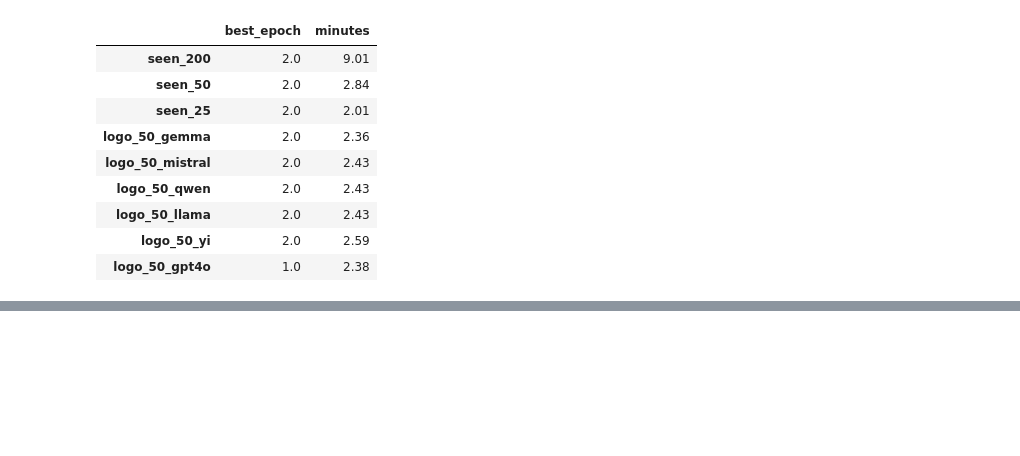
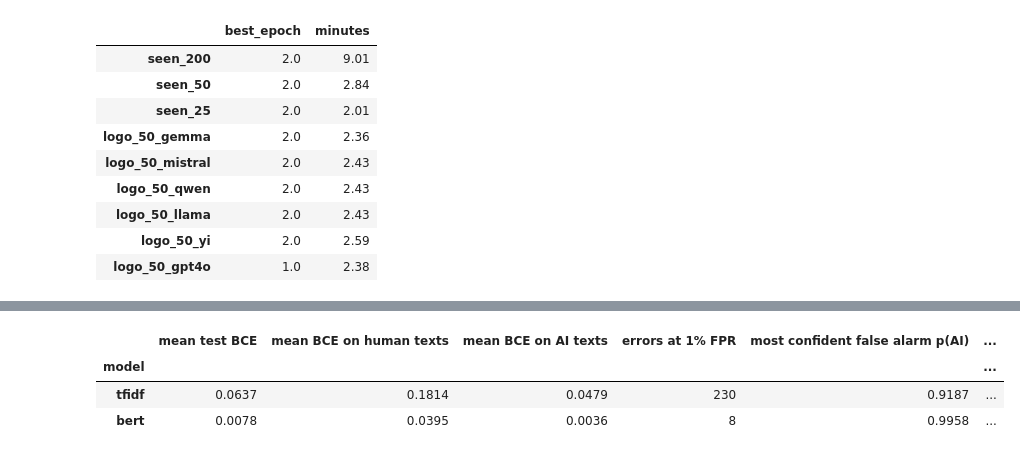
Before and after one commit to brucenguyen0302-code/ai-text-detection, a Jupyter notebook: main.ipynb, the cells around one changed output, grey strips where cells are left out. Saved outputs shown, nothing was run; the diff lists cells and outputs as text; code cells hidden in the pictures; blank space fills up the shorter version.

```diff
--- a/main.ipynb
+++ b/main.ipynb
@@ -2058,0 +2158,20 @@ pd.DataFrame({k: {"best_epoch": v["best_epoch"], "minutes": v["minutes_total"]}
+# %%
+rows = []
+for model, frame in seen.items():
+    y, z = frame["label"].to_numpy(), frame["score"].to_numpy()
+    p = 1 / (1 + np.exp(-z))
+    bce = -(y * np.log(np.clip(p, 1e-12, 1)) + (1 - y) * np.log(np.clip(1 - p, 1e-12, 1)))
+    conf_wrong = frame[(frame["error"] != "correct")].assign(p=p[frame["error"].to_numpy() != "correct"])
+    rows.append({"model": model,
+                 "mean test BCE": bce.mean(),
+                 "mean BCE on human texts": bce[y == 0].mean(),
+                 "mean BCE on AI texts": bce[y == 1].mean(),
+                 "errors at 1% FPR": int((frame["error"] != "correct").sum()),
+                 "most confident false alarm p(AI)": conf_wrong[conf_wrong["label"] == 0]["p"].max() if (conf_wrong["label"] == 0).any() else np.nan,
+                 "most confident missed AI p(AI)": conf_wrong[conf_wrong["label"] == 1]["p"].min() if (conf_wrong["label"] == 1).any() else np.nan})
+pd.DataFrame(rows).set_index("model").round(4)
+# %% [output]
+|  | mean test BCE | mean BCE on human texts | mean BCE on AI texts | errors at 1% FPR | most confident false alarm p(AI) | ... |
+| model |  |  |  |  |  | ... |
+| tfidf | 0.0637 | 0.1814 | 0.0479 | 230 | 0.9187 | ... |
+| bert | 0.0078 | 0.0395 | 0.0036 | 8 | 0.9958 | ... |
```
Also changed, not shown: parts of 29 cells of this notebook.
